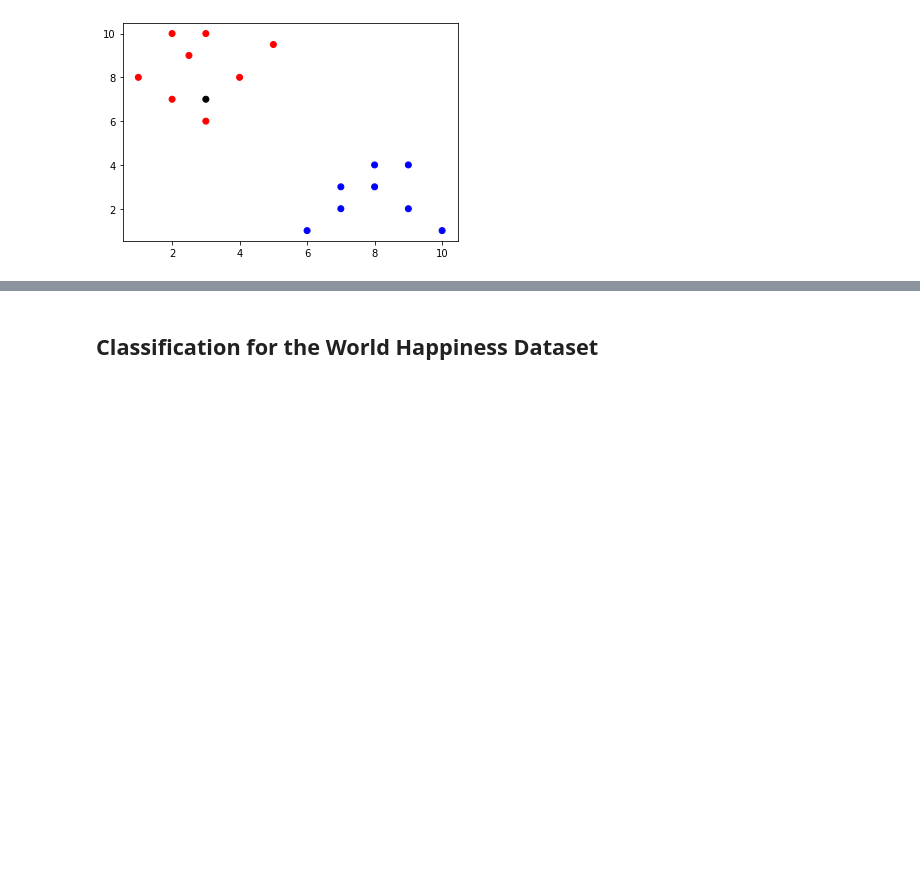
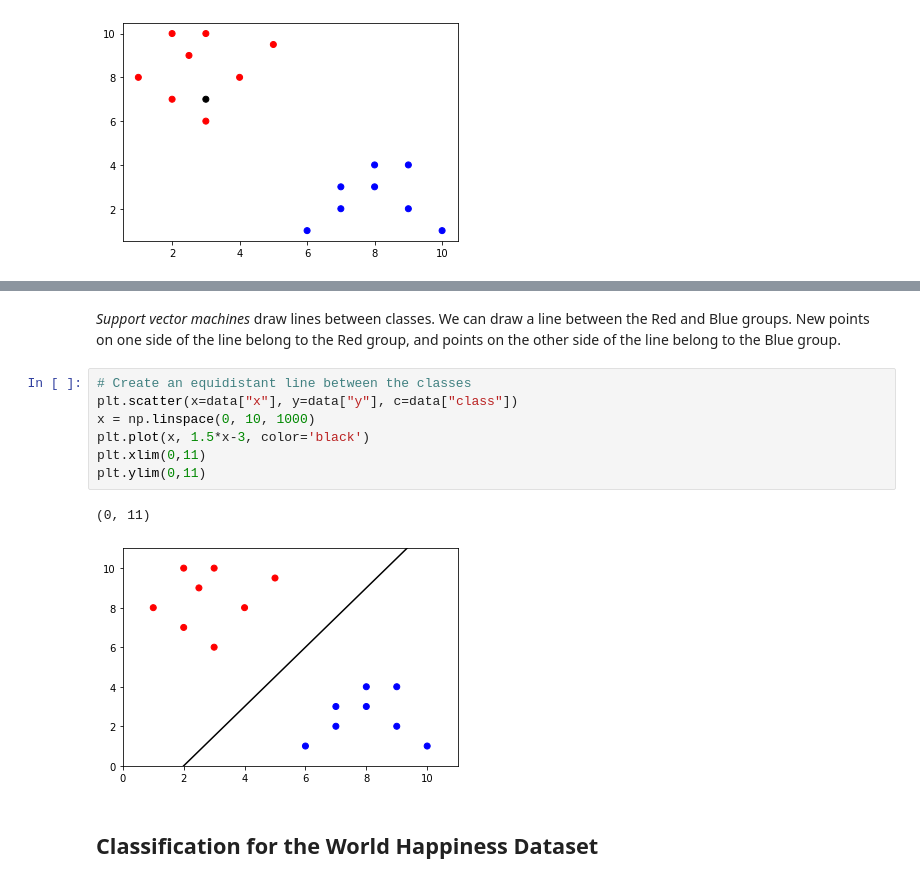
Before and after one commit to kteavery/dip-into-data-tutorial, a Jupyter notebook: lessons/classification-lesson.ipynb, the cells around one changed output, grey strips where cells are left out. Drawn from its saved outputs; the diff is of its cells as text; blank space fills up the shorter version.

```diff
--- a/lessons/classification-lesson.ipynb
+++ b/lessons/classification-lesson.ipynb
@@ -57,3 +61,15 @@ plt.scatter(x=new_data["x"], y=new_data["y"], c=new_data["class"])
+# %% [markdown]
+*Support vector machines* draw lines between classes. We can draw a line between the Red and Blue groups. New points on one side of the line belong to the Red group, and points on the other side of the line belong to the Blue group.
+# %%
+# Create an equidistant line between the classes
+plt.scatter(x=data["x"], y=data["y"], c=data["class"])
+x = np.linspace(0, 10, 1000)
+plt.plot(x, 1.5*x-3, color='black')
+plt.xlim(0,11)
+plt.ylim(0,11)
+# %% [output]
+(0, 11)
+[figure, added]
 # %% [markdown]
 ## Classification for the World Happiness Dataset
 # %% [markdown]
```
Also changed, not shown: parts of 4 cells of this notebook, 3 other files.
